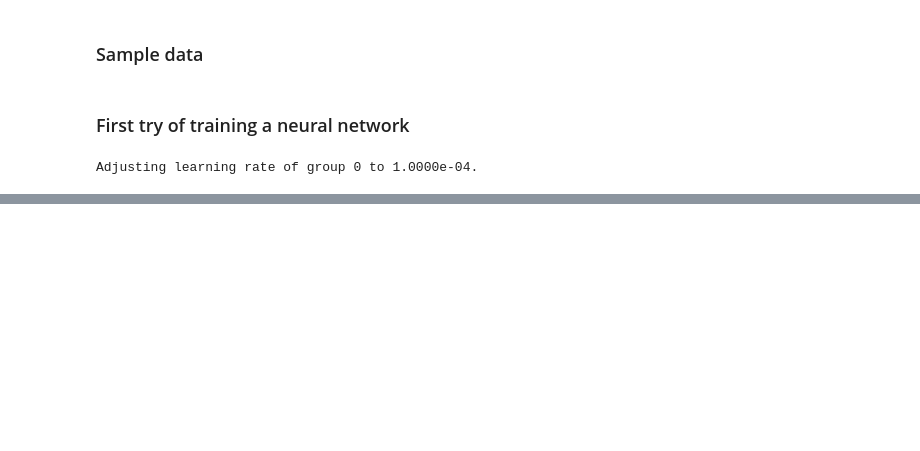
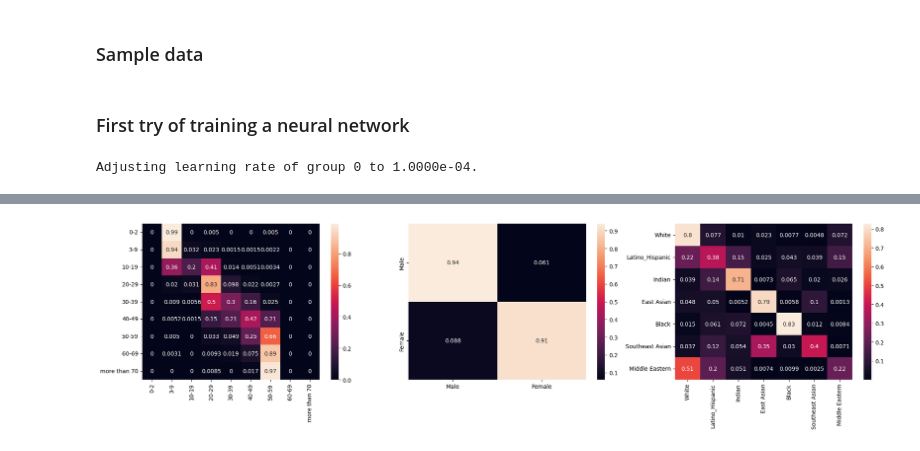
Before and after one commit to trybushenko/FairFace_Modeling, a Jupyter notebook: notebooks/model_train_22072023.ipynb, the cells around one changed output, grey strips where cells are left out. Saved outputs shown, nothing was run; the diff lists cells and outputs as text; code cells hidden in the pictures; blank space fills up the shorter version.

Commit message:
trained model 25 epochs, added augmentations, added confusion matrix to tensorboard

```diff
--- a/notebooks/model_train_22072023.ipynb
+++ b/notebooks/model_train_22072023.ipynb
@@ -137,7 +152,9 @@ fairface_train = data.FairFaceDataset('fairface_label_train.csv',
                                         mode='train',
                                         encoders=encoders,
                                         transform=transforms.Compose([transforms.ToTensor(),
-                                                                      transforms.RandomVerticalFlip(p=0.5),
+                                                                      transforms.RandomHorizontalFlip(p=0.5),
+                                                                      transforms.RandomPerspective(p=0.5),
+                                                                      transforms.RandomAdjustSharpness(2, p=0.5),
                                                                       transforms.Normalize(mean=[0.485, 0.456, 0.406],
                                                                                            std=[0.229, 0.224, 0.225])
                                                                       ]))
@@ -162,4 +179,4 @@ fairface_val = data.FairFaceDataset('fairface_label_val.csv',
                                                                    transforms.Normalize(mean=[0.485, 0.456, 0.406],
                                                                                         std=[0.229, 0.224, 0.225])]))
 fairface_val.train()
-val_loader = DataLoader(fairface_val, batch_size=batch_size, shuffle=True, num_workers=5)
+val_loader = DataLoader(fairface_val, batch_size=16, shuffle=True, num_workers=5)
@@ -535,0 +601,70 @@ Validation loss decreased (2.5850202187019238 --> 2.5519952835405575).  Saving m
+# %%
+model = torch.load('model.pt')
+model = model.to(device)
+# %%
+import seaborn as sns
+import matplotlib.pyplot as plt
+
+from tqdm import tqdm
+from sklearn.metrics import confusion_matrix
+
+def get_mappings(class_dict):
+    return [i[0] for i in sorted(list(class_dict.items()), key=lambda x: x[1])]
+
+def create_cm_df(cf, classes):
+    return pd.DataFrame(cf / np.sum(cf, axis=1)[:, None], index = [i for i in classes], columns = [i for i in classes])
+
+def build_confusion_matrix(model, loader, mappings, device):
+    ages = {'pred' : [], 'true' : []}
+    genders = {'pred' : [], 'true' : []}
+    races = {'pred' : [], 'true' : []}
+    with torch.no_grad():
+
+        for batch in tqdm(loader):
+
+            image, race = batch['image'].to(device), batch['race'].to(device)
+            gender, age = batch['gender'].to(device), batch['age'].to(device)
+
+            output = model(image)
+
+            # Age accuracy
+            _, age_predicted = torch.max(torch.softmax(output['age_pred'].data, dim=1), 1)
+            # Race accuracy
+            _, race_predicted = torch.max(torch.softmax(output['race_pred'].data, dim=1), 1)
+            # Gender accuracy
+            _, gender_predicted = torch.max(torch.softmax(output['gender_pred'].data, dim=1), 1)
+
+            ages['pred'].extend(age_predicted.cpu())
+            genders['pred'].extend(gender_predicted.cpu())
+            races['pred'].extend(race_predicted.cpu())
+
+            ages['true'].extend(age.cpu())
+            genders['true'].extend(gender.cpu())
+            races['true'].extend(race.cpu())
+
+
+    age_cf = confusion_matrix(ages['true'], ages['pred'])
+    gender_cf = confusion_matrix(genders['true'], genders['pred'])
+    race_cf = confusion_matrix(races['true'], races['pred'])
+
+    age_df = create_cm_df(age_cf, mappings['age_map'])
+    gender_df = create_cm_df(gender_cf, mappings['gender_map'])
+    race_df = create_cm_df(race_cf, mappings['race_map'])
+
+
+    fig, axes = plt.subplots(nrows=1, ncols=3, figsize = (24, 5))
+    sns.heatmap(age_df, annot=True, ax=axes[0])
+    sns.heatmap(gender_df, annot=True, ax=axes[1])
+    sns.heatmap(race_df, annot=True, ax=axes[2])
+    plt.show()
+
+
+    return ages, genders, races
+
+mappings = {'age_map' : get_mappings(age_dict),
+            'gender_map' : get_mappings(gender_dict),
+            'race_map' : get_mappings(race_dict)}
+
+ages, genders, races = build_confusion_matrix(model, val_loader, mappings, device=device)
+# %% [output]
+[figure, added]
```
Also changed, not shown: parts of 7 cells of this notebook, 9 other files.
